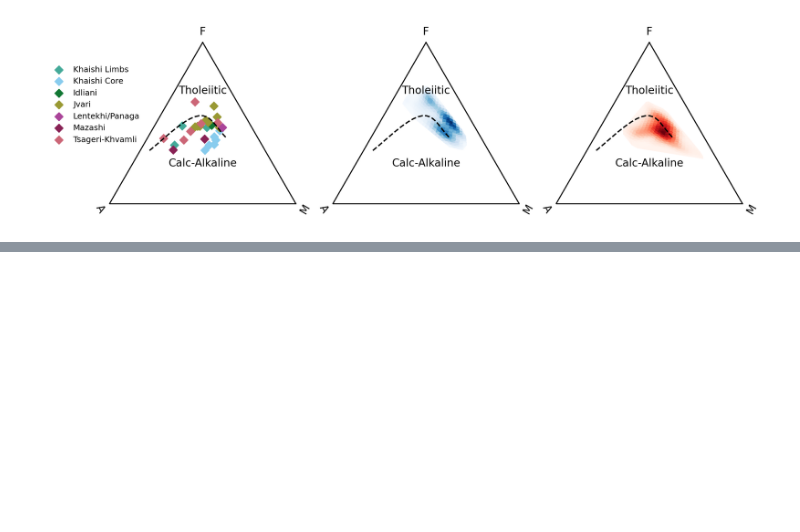
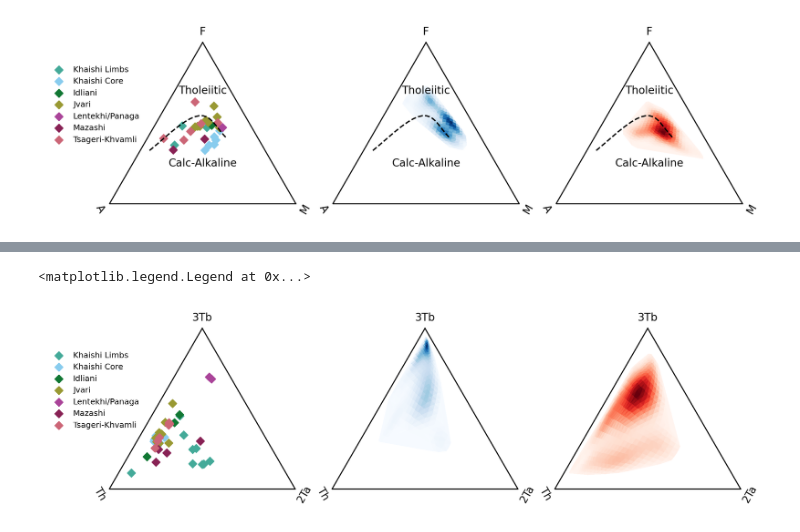
Before and after one commit to dyvasey/dataset-caucasus-gchem-2023, a Jupyter notebook: draft_figs.ipynb, the cells around one changed output, grey strips where cells are left out. Cells and saved outputs as stored; diff of their text form; code cells hidden in the pictures; blank space fills up the shorter version.

```diff
--- a/draft_figs.ipynb
+++ b/draft_figs.ipynb
@@ -94,0 +137,17 @@ axs[0].legend(fontsize=6,loc='best',bbox_to_anchor=(0.2,0.9))
+# %%
+# Cabanis
+fig,axs = plt.subplots(1,3,figsize=(8.5,11),dpi=300,subplot_kw={'projection':'ternary'})
+
+first = []
+for k,group in groups:
+    ax = axs[0]
+    Tb,Th,Ta = group[['Tb','Th','Ta']].T.values
+    gp.cabanis(Tb,Th,Ta,ax=ax,label=k,c=color_dict[k])
+
+gp.cabanisd(gale['Tb'],gale['Th'],gale['Ta'],ax=axs[1],cmap='Blues')
+gp.cabanisd(cbab_spread['Tb'],cbab_spread['Th'],cbab_spread['Ta'],ax=axs[2],cmap='Reds')
+
+axs[0].legend(fontsize=6,loc='best',bbox_to_anchor=(0.2,0.9))
+# %% [output]
+<matplotlib.legend.Legend at 0x...>
+[figure, added]
```
Also changed, not shown: parts of 1 cell of this notebook.
